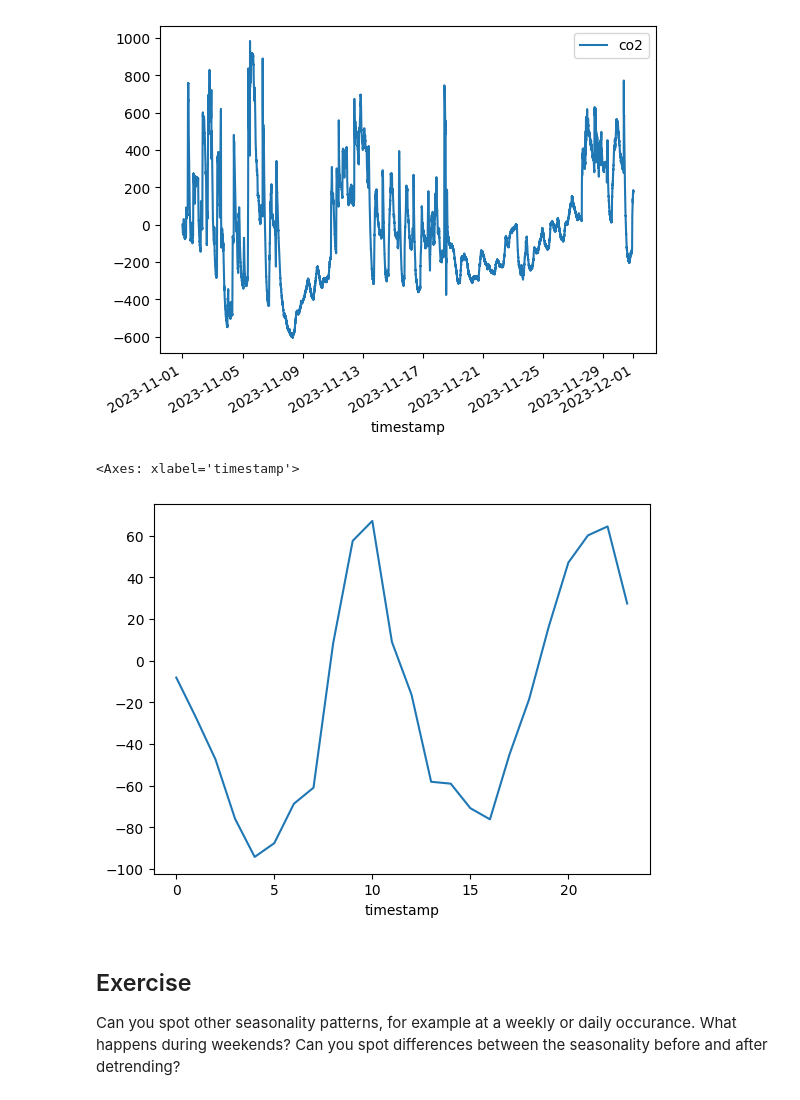
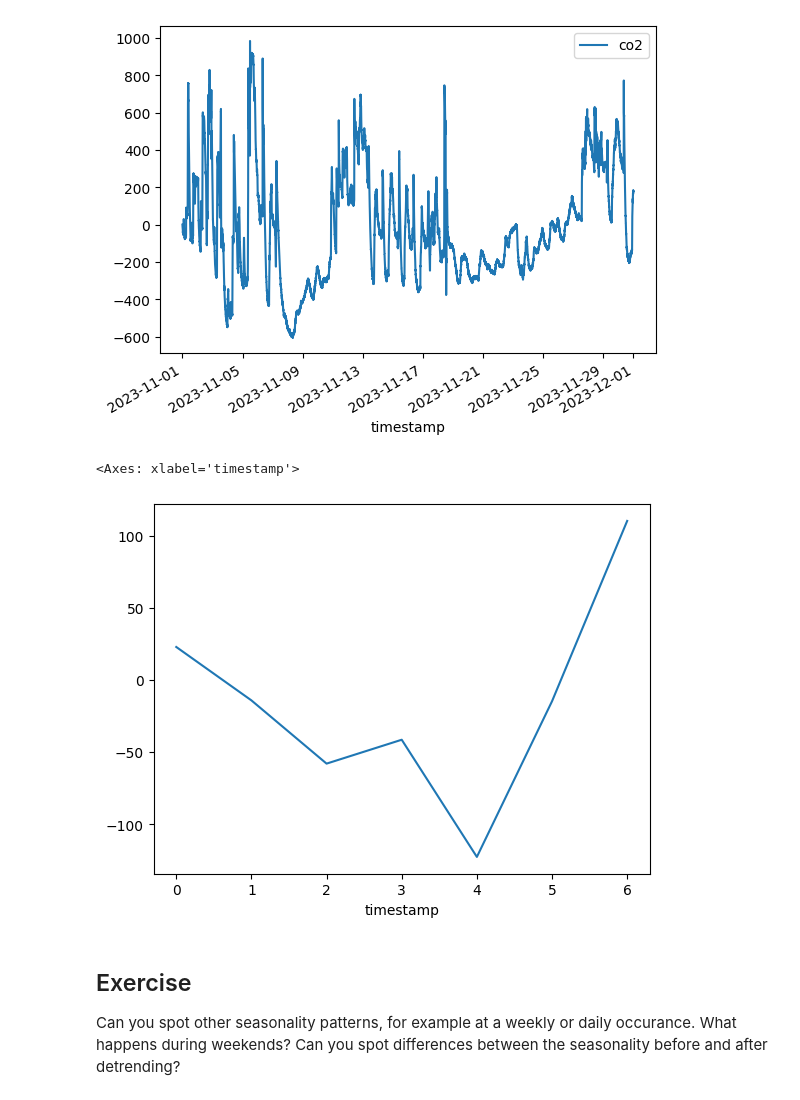
Before and after one commit to ITU-DASYALab/IoT_course, a Jupyter notebook: exercises/ml-basics.ipynb, the cells around one changed output. Saved outputs shown, nothing was run; the diff lists cells and outputs as text; code cells hidden in the pictures.

```diff
--- a/exercises/ml-basics.ipynb
+++ b/exercises/ml-basics.ipynb
@@ -279,7 +311,7 @@ november_df["co2"].groupby(lambda index: index.hour).mean().plot()
 ### Detrending data
 Some timeseries can have an overall trend (increasing/decreasing over time). We can remove this trend in order to see seasonality without it
 # %%
-trend = november_df["co2"].rolling("7d").mean()
+trend = november_df["co2"].rolling("7D").mean()
 detrended = (november_df["co2"] - trend).to_frame()
 # %%
 detrended.plot()
@@ -287,10 +319,10 @@ detrended.plot()
 <Axes: xlabel='timestamp'>
 [figure]
 # %%
-detrended["co2"].groupby(lambda index: index.hour).mean().plot()
+detrended["co2"].groupby(lambda index: index.dayofweek).mean().plot()
 # %% [output]
 <Axes: xlabel='timestamp'>
-[figure, old version]
+[figure, new version]
 # %% [markdown]
 ## Exercise
 
```
Also changed, not shown: parts of 39 cells of this notebook, 1 other file.
